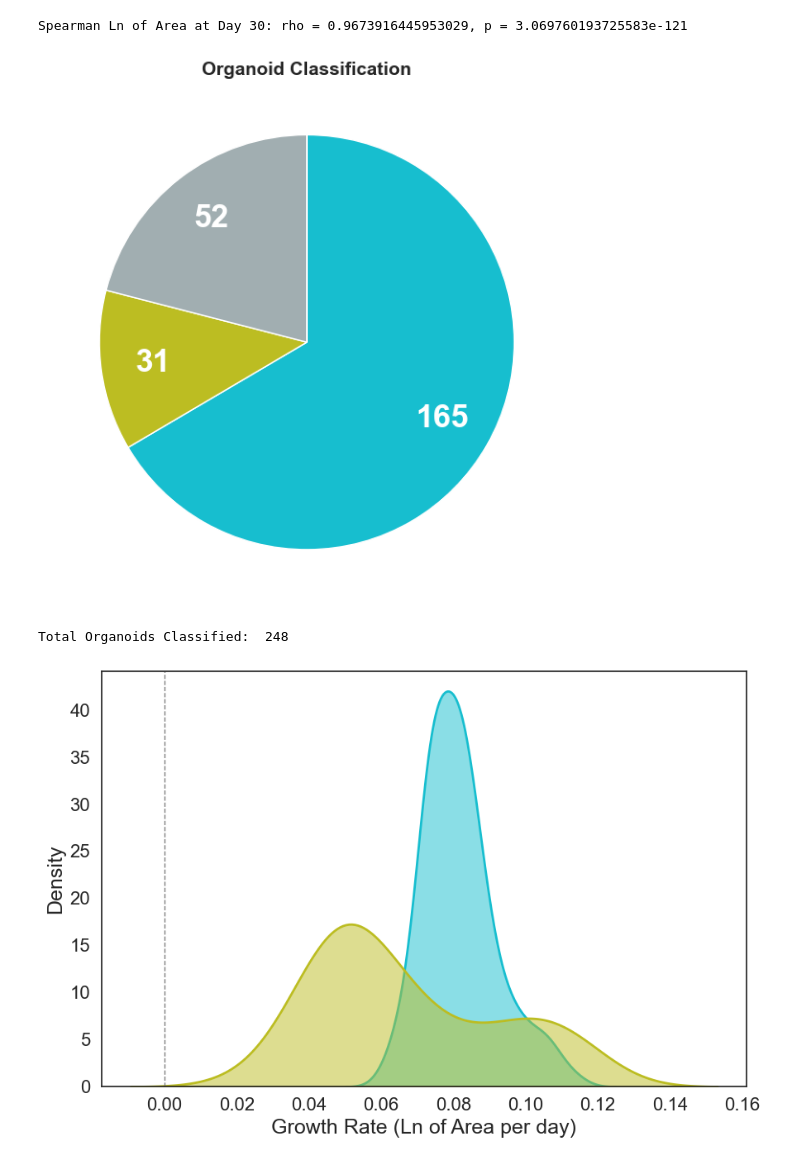
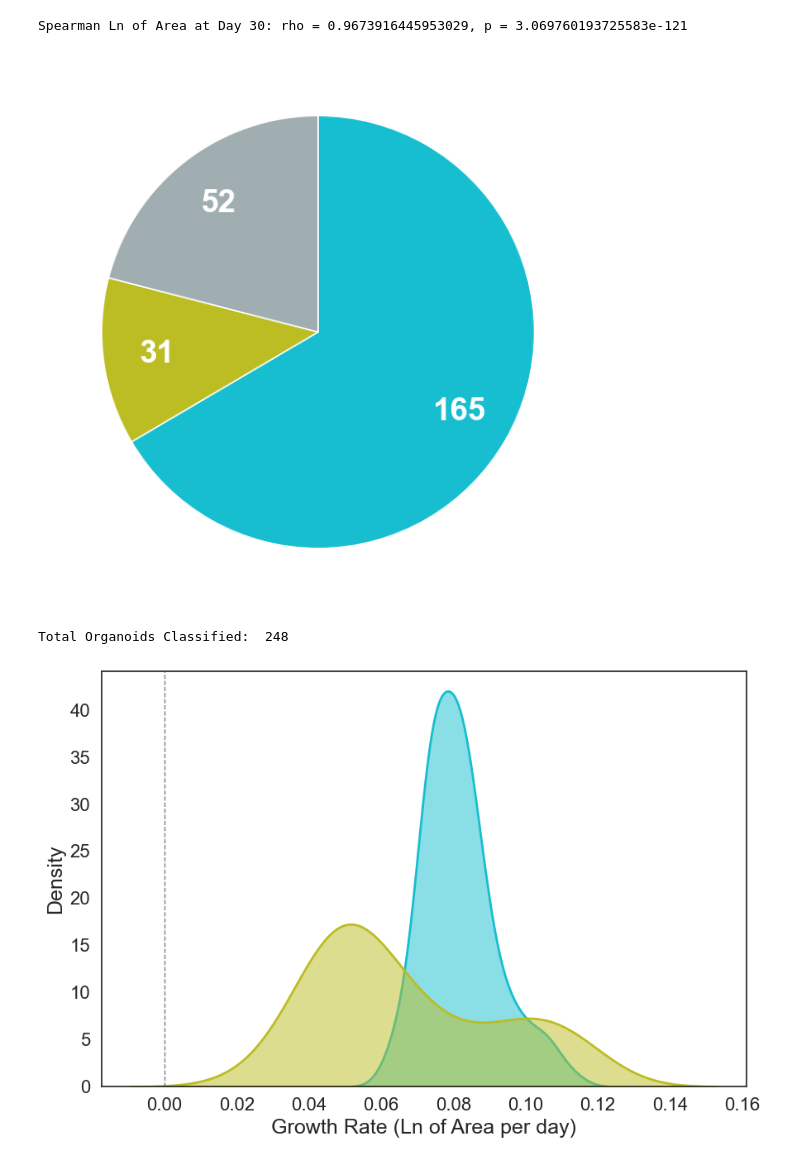
Before and after one commit to RehenLab/MMM, a Jupyter notebook: main_data_analysis.ipynb, the cells around one changed output. Saved outputs shown, nothing was run; the diff lists cells and outputs as text; code cells hidden in the pictures.

```diff
--- a/main_data_analysis.ipynb
+++ b/main_data_analysis.ipynb
@@ -579,37 +592,34 @@ def make_autopct(values):
         return '{v:d}'.format(v=val) if val > 0 else ''
     return my_autopct
 
 wedges, text_labels, autotexts = ax.pie(
     pie_counts,
     #labels=pie_labels,
     colors=[classif_colors['Good'], classif_colors['Bad'], classif_colors['Uncertain']],
     autopct=make_autopct(pie_counts),
     startangle=90,
     counterclock=False,
     pctdistance=0.75
 )
 
-# Title and note
-ax.set_title('Organoid Classification', fontsize=14, weight='bold')
-
 # Style label texts (Outside labels: Good, Bad, etc.)
 for t in text_labels:
     t.set_fontsize(12)
     t.set_weight('bold')
 
 # Style numeric texts (Inside labels: the counts)
 for t in autotexts:
     t.set_fontsize(24)
     t.set_weight('bold')
     t.set_color('white')
 
 plt.tight_layout()
 plt.savefig('./Fig 2D.png', dpi=220, bbox_inches='tight')
 plt.show()
 
 print('Total Organoids Classified: ',pie_total)
 # %% [output]
-[figure, old version]
+[figure, new version]
 Total Organoids Classified:  248
 # %%
 # Distribution of the growth rate and doubling time for Good and Bad organoids (KDE is Fig. 3D, Doubling time probably won't be published)
```
Also changed, not shown: parts of 29 cells of this notebook, 2 other files.
